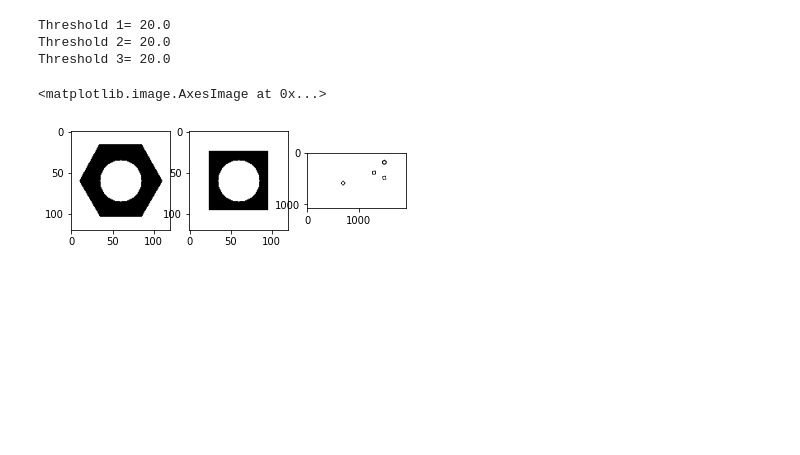
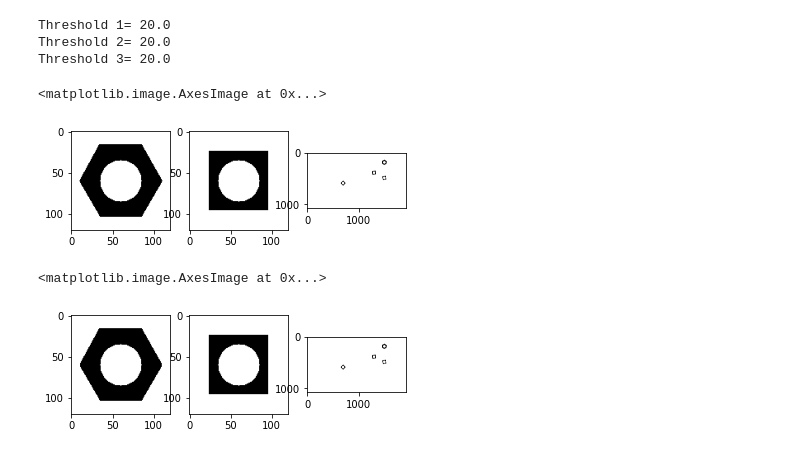
Before and after one commit to maleeshaRuvindi/EN2550_assignment3, a Jupyter notebook: EN2550_assignment3.ipynb, the cells around one changed output. Cells and saved outputs as stored; diff of their text form; code cells hidden in the pictures; blank space fills up the shorter version.

```diff
--- a/EN2550_assignment3.ipynb
+++ b/EN2550_assignment3.ipynb
@@ -44,3 +44,17 @@ Threshold 2= 20.0
 Threshold 3= 20.0
 <matplotlib.image.AxesImage at 0x...>
 [figure]
+# %%
+kernel=np.ones((3,3),np.uint8)
+closing1 = cv.morphologyEx(th1, cv.MORPH_CLOSE, kernel)
+closing2 = cv.morphologyEx(th2, cv.MORPH_CLOSE, kernel)
+closing3 = cv.morphologyEx(th3, cv.MORPH_CLOSE, kernel)
+plt. subplot(1,3,1)
+plt.imshow(closing1,'gray')
+plt. subplot(1,3,2)
+plt.imshow(closing2,'gray')
+plt. subplot(1,3,3)
+plt.imshow(closing3,'gray')
+# %% [output]
+<matplotlib.image.AxesImage at 0x...>
+[figure, added]
```
Also changed, not shown: parts of 1 cell of this notebook.
